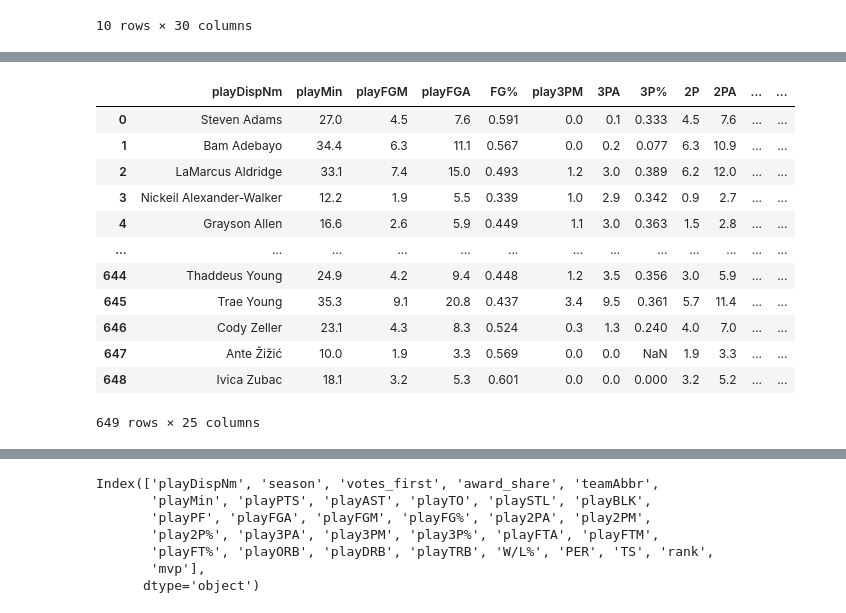
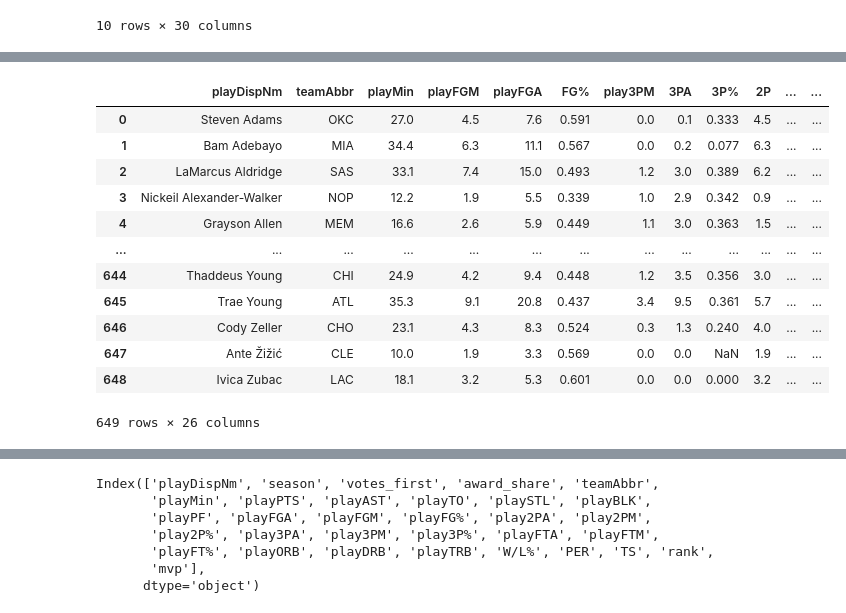
Before and after one commit to vkManish/mvp, a Jupyter notebook: Untitled.ipynb, the cells around one changed output, grey strips where cells are left out. Drawn from its saved outputs; the diff is of its cells as text; code cells hidden in the pictures.

```diff
--- a/Untitled.ipynb
+++ b/Untitled.ipynb
@@ -73,7 +68,7 @@ player_stats = [[td.getText() for td in rows[i].findAll('td')]
             for i in range(len(rows))]
 
 player2020Stats = pd.DataFrame(player_stats, columns = headers)
-cols = ['Player', 'Pos', 'MP', 'FG', 'FGA', 'FG%', '3P', '3PA', '3P%', '2P', '2PA', '2P%', 'FT', 'FTA', 'FT%',
+cols = ['Player', 'Tm','Pos', 'MP', 'FG', 'FGA', 'FG%', '3P', '3PA', '3P%', '2P', '2PA', '2P%', 'FT', 'FTA', 'FT%',
         'ORB', 'DRB', 'TRB', 'AST', 'STL', 'BLK','TOV','PF','PTS']
 player2020Stats = player2020Stats[cols]
 player2020Stats
@@ -460,28 +383,28 @@ MRR top 5 is: 0.6667, Mean acc at 5: 0.2000
 # %%
 renameMap = {"Player":"playDispNm", "AST":"playAST", "STL":"playSTL", "PTS":"playPTS", "BLK":"playBLK",
              "MP":"playMin", "TRB":"playTRB", "FG":"playFGM", "3P":"play3PM", "ORB":"playORB", "DRB":"playDRB",
-             "PF":"playPF", "FTA":"playFTA", "FT":"playFTM", "FGA":"playFGA", "TOV":"playTO"}
+             "PF":"playPF", "FTA":"playFTA", "FT":"playFTM", "FGA":"playFGA", "TOV":"playTO", "Tm":"teamAbbr"}
 player2020Stats = player2020Stats.rename(columns = renameMap)
 player2020Stats.drop(columns = "Pos", inplace = True)
 
 for i in player2020Stats.columns:
-    if i != "playDispNm":
+    if i != "playDispNm" and i != "teamAbbr":
         player2020Stats[i] = pd.to_numeric(player2020Stats[i])
 
 player2020Stats = calc_PER(player2020Stats)
 player2020Stats = calc_TS(player2020Stats)
 player2020Stats
 # %% [output]
-|  | playDispNm | playMin | playFGM | playFGA | FG% | play3PM | 3PA | 3P% | 2P | 2PA | ... | ... |
-| 0 | Steven Adams | 27.0 | 4.5 | 7.6 | 0.591 | 0.0 | 0.1 | 0.333 | 4.5 | 7.6 | ... | ... |
-| 1 | Bam Adebayo | 34.4 | 6.3 | 11.1 | 0.567 | 0.0 | 0.2 | 0.077 | 6.3 | 10.9 | ... | ... |
-| 2 | LaMarcus Aldridge | 33.1 | 7.4 | 15.0 | 0.493 | 1.2 | 3.0 | 0.389 | 6.2 | 12.0 | ... | ... |
-| 3 | Nickeil Alexander-Walker | 12.2 | 1.9 | 5.5 | 0.339 | 1.0 | 2.9 | 0.342 | 0.9 | 2.7 | ... | ... |
-| 4 | Grayson Allen | 16.6 | 2.6 | 5.9 | 0.449 | 1.1 | 3.0 | 0.363 | 1.5 | 2.8 | ... | ... |
+|  | playDispNm | teamAbbr | playMin | playFGM | playFGA | FG% | play3PM | 3PA | 3P% | 2P | ... | ... |
+| 0 | Steven Adams | OKC | 27.0 | 4.5 | 7.6 | 0.591 | 0.0 | 0.1 | 0.333 | 4.5 | ... | ... |
+| 1 | Bam Adebayo | MIA | 34.4 | 6.3 | 11.1 | 0.567 | 0.0 | 0.2 | 0.077 | 6.3 | ... | ... |
+| 2 | LaMarcus Aldridge | SAS | 33.1 | 7.4 | 15.0 | 0.493 | 1.2 | 3.0 | 0.389 | 6.2 | ... | ... |
+| 3 | Nickeil Alexander-Walker | NOP | 12.2 | 1.9 | 5.5 | 0.339 | 1.0 | 2.9 | 0.342 | 0.9 | ... | ... |
+| 4 | Grayson Allen | MEM | 16.6 | 2.6 | 5.9 | 0.449 | 1.1 | 3.0 | 0.363 | 1.5 | ... | ... |
 | ... | ... | ... | ... | ... | ... | ... | ... | ... | ... | ... | ... | ... |
-| 644 | Thaddeus Young | 24.9 | 4.2 | 9.4 | 0.448 | 1.2 | 3.5 | 0.356 | 3.0 | 5.9 | ... | ... |
-| 645 | Trae Young | 35.3 | 9.1 | 20.8 | 0.437 | 3.4 | 9.5 | 0.361 | 5.7 | 11.4 | ... | ... |
-| 646 | Cody Zeller | 23.1 | 4.3 | 8.3 | 0.524 | 0.3 | 1.3 | 0.240 | 4.0 | 7.0 | ... | ... |
-| 647 | Ante Žižić | 10.0 | 1.9 | 3.3 | 0.569 | 0.0 | 0.0 | NaN | 1.9 | 3.3 | ... | ... |
-| 648 | Ivica Zubac | 18.1 | 3.2 | 5.3 | 0.601 | 0.0 | 0.0 | 0.000 | 3.2 | 5.2 | ... | ... |
+| 644 | Thaddeus Young | CHI | 24.9 | 4.2 | 9.4 | 0.448 | 1.2 | 3.5 | 0.356 | 3.0 | ... | ... |
+| 645 | Trae Young | ATL | 35.3 | 9.1 | 20.8 | 0.437 | 3.4 | 9.5 | 0.361 | 5.7 | ... | ... |
+| 646 | Cody Zeller | CHO | 23.1 | 4.3 | 8.3 | 0.524 | 0.3 | 1.3 | 0.240 | 4.0 | ... | ... |
+| 647 | Ante Žižić | CLE | 10.0 | 1.9 | 3.3 | 0.569 | 0.0 | 0.0 | NaN | 1.9 | ... | ... |
+| 648 | Ivica Zubac | LAC | 18.1 | 3.2 | 5.3 | 0.601 | 0.0 | 0.0 | 0.000 | 3.2 | ... | ... |
-649 rows × 25 columns
+649 rows × 26 columns
```
Also changed, not shown: parts of 7 cells of this notebook, 1 other file.
